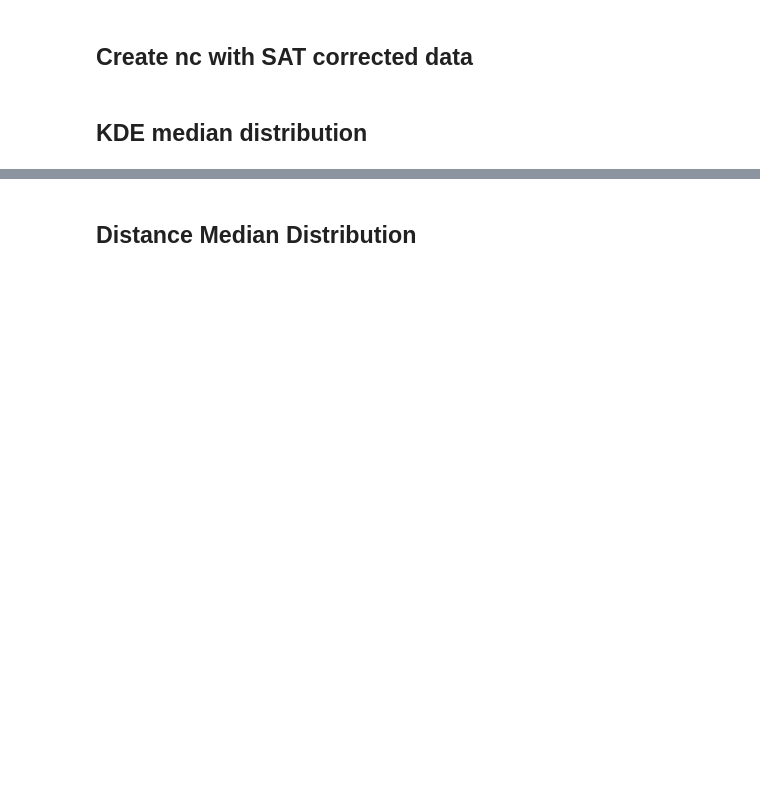
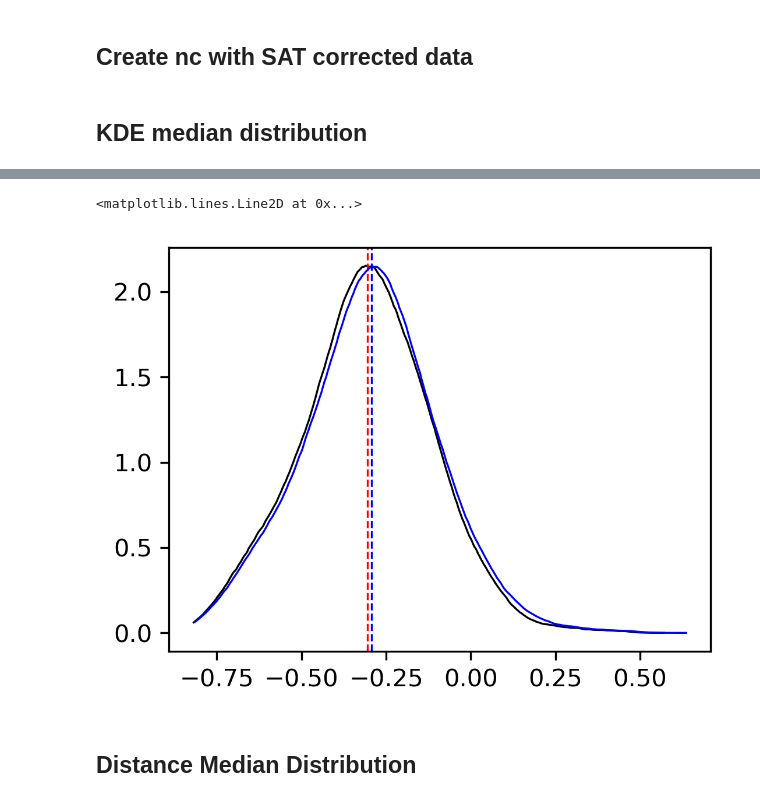
Before and after one commit to mhacarthur/downpy, a Jupyter notebook: 4_bias/II_RE_seeds.ipynb, the cells around one changed output, grey strips where cells are left out. Cells and saved outputs as stored; diff of their text form; code cells hidden in the pictures; blank space fills up the shorter version.

```diff
--- a/4_bias/II_RE_seeds.ipynb
+++ b/4_bias/II_RE_seeds.ipynb
@@ -438,3 +437,45 @@ plt.savefig(salida,transparent = False,bbox_inches ='tight',pad_inches = 0.1, fa
+# %%
+fig = plt.figure(figsize=(4,3),dpi=300)
+gs = gridspec.GridSpec(1,1)
+
+# ===========================================================================================================================================================================
+ax1 = plt.subplot(gs[0, 0])
+
+x_grid = np.linspace(np.nanmin(RE_SAT_MAT), np.nanmax(RE_SAT_MAT), 500)
+# Evaluar KDE para cada realización en el grid común
+kde_values = np.zeros((len(x_grid), RE_SAT_MAT.shape[1]))
+
+for nn in range(RE_SAT_MAT.shape[1]):
+    # Usar scipy para KDE en lugar de seaborn para tener control
+    data = RE_SAT_MAT[:, nn][~np.isnan(RE_SAT_MAT[:, nn])]
+    if len(data) > 1:
+        kde = gaussian_kde(data)
+        kde_values[:, nn] = kde(x_grid)
+
+# Calcular mediana y percentiles de las densidades en cada punto x
+median_kde = np.nanmedian(kde_values, axis=1)
+ax1.plot(x_grid, median_kde, color='k', linewidth=0.8, label='KDE median')
+ax1.axvline(x=np.nanmedian(RE_SAT_MAT,axis=[0,1]), color='red', linestyle='--', linewidth=0.8, label=f'KDE median: {np.round(np.nanmedian(RE_SAT_MAT,axis=[0,1]),2)}')
+
+# ===================================================================================================================================================
+x_grid = np.linspace(np.nanmin(RE_DOWN_MAT), np.nanmax(RE_DOWN_MAT), 500)
+# Evaluar KDE para cada realización en el grid común
+kde_values = np.zeros((len(x_grid), RE_DOWN_MAT.shape[1]))
+
+for nn in range(RE_DOWN_MAT.shape[1]):
+    # Usar scipy para KDE en lugar de seaborn para tener control
+    data = RE_DOWN_MAT[:, nn][~np.isnan(RE_DOWN_MAT[:, nn])]
+    if len(data) > 1:
+        kde = gaussian_kde(data)
+        kde_values[:, nn] = kde(x_grid)
+
+# Calcular mediana y percentiles de las densidades en cada punto x
+median_kde = np.nanmedian(kde_values, axis=1)
+ax1.plot(x_grid, median_kde, color='b', linewidth=0.8, label='KDE median')
+ax1.axvline(x=np.nanmedian(RE_DOWN_MAT,axis=[0,1]), color='b', linestyle='--', linewidth=0.8, label=f'KDE median: {np.round(np.nanmedian(RE_DOWN_MAT,axis=[0,1]),2)}')
+# %% [output]
+<matplotlib.lines.Line2D at 0x...>
+[figure, added]
 # %% [markdown]
 ## Distance Median Distribution
 # %%
```
Also changed, not shown: parts of 5 cells of this notebook, 1 other file.
